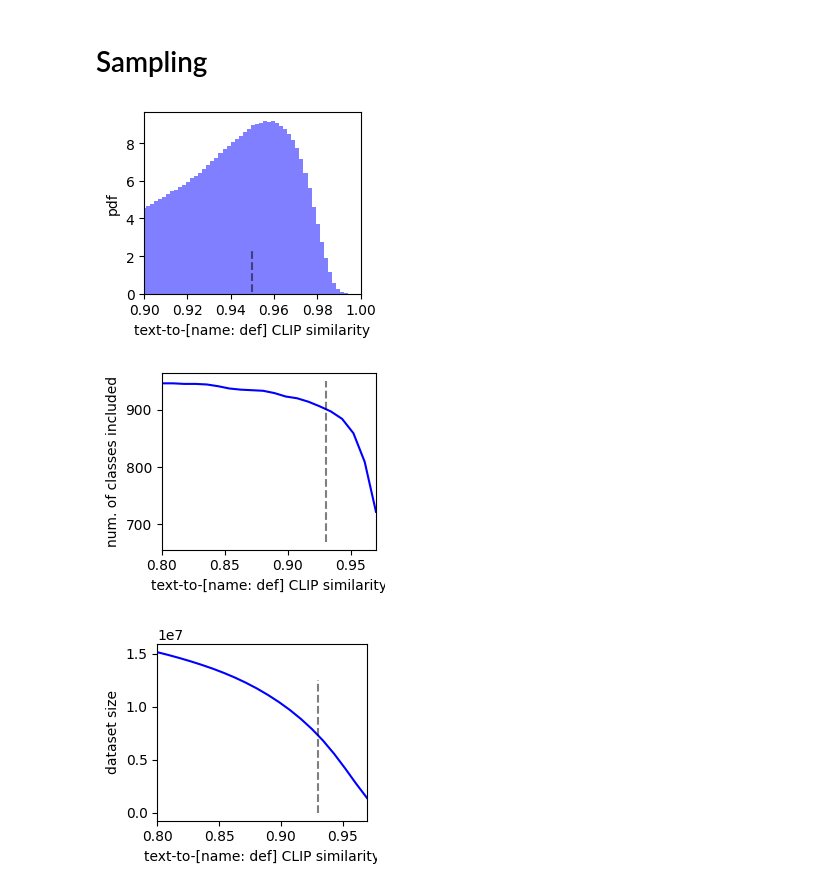
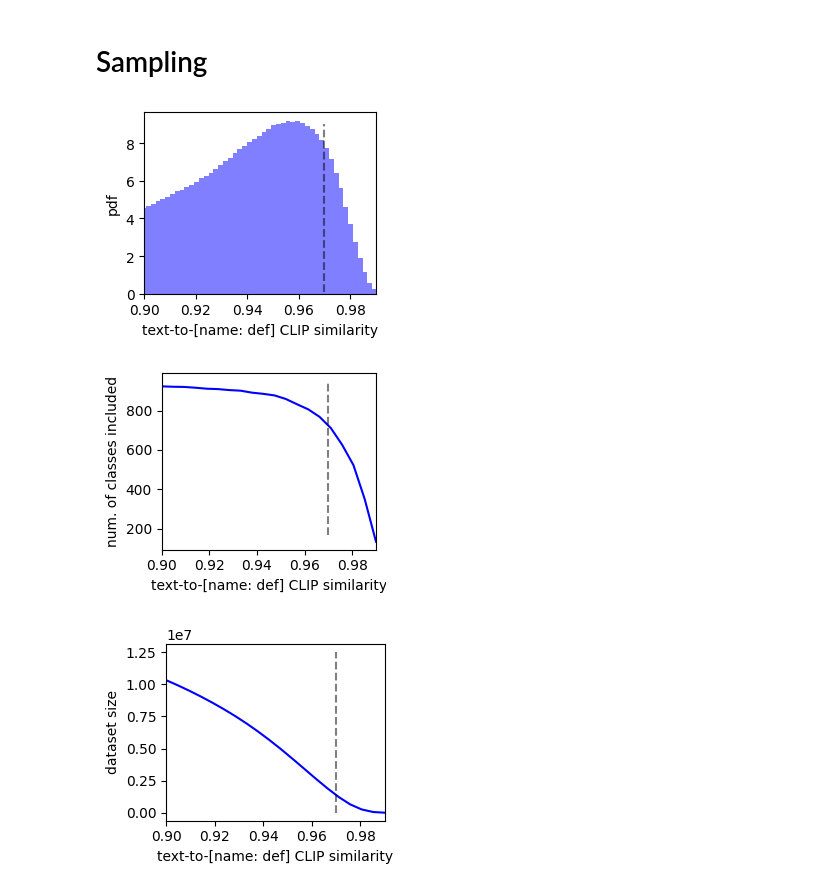
Before and after one commit to alishiraliGit/eval-on-laion, a Jupyter notebook: notebooks/choose_text_query_similarity_threshold.ipynb, the cells around one changed output. Saved outputs shown, nothing was run; the diff lists cells and outputs as text; code cells hidden in the pictures.

```diff
--- a/notebooks/choose_text_query_similarity_threshold.ipynb
+++ b/notebooks/choose_text_query_similarity_threshold.ipynb
@@ -244,7 +244,7 @@ plt.savefig(os.path.join('figs', f'demo_text-query-sim-{text_encoder_ver}_bins(l
 # %% [markdown]
 # Sampling
 # %%
-sim_ths = np.linspace(0.9, 1, 20)  # np.linspace(0.5, 0.9, 20)
+sim_ths = np.linspace(0.9, 0.99, 20)  # np.linspace(0.5, 0.9, 20)
 n_per_class_th = 1
 # %%
 n_class_per_th = []
@@ -262,35 +262,37 @@ for sim_th in tqdm(sim_ths):
     n_class_per_th.append(n_class)
     n_sample_per_th.append(len(laionindices_th))
 # %%
-chosen_sim_th = 0.95  # 0.82
+chosen_sim_th = 0.97  # 0.82
 # %%
 plt.figure(figsize=(3, 2.55))
 
 plt.hist(df[sim_col], bins=1000, density=True, color='b', alpha=0.5)  #100
-plt.plot([chosen_sim_th]*2, [0.1, 2.4], 'k--', alpha=0.5)
+# plt.plot([chosen_sim_th]*2, [0.1, 2.4], 'k--', alpha=0.5)
+plt.plot([chosen_sim_th]*2, [0.1, 9], 'k--', alpha=0.5)
 plt.xlim([sim_ths[0], sim_ths[-1]])
 plt.xlabel('text-to-[name: def] CLIP similarity')
 plt.ylabel('pdf')
 
 plt.tight_layout()
 
-# plt.savefig(os.path.join('figs', 'text-query_sim_distribution_before_filtering.pdf'), bbox_inches='tight')
+plt.savefig(os.path.join('figs', f'text-query-sim-{text_encoder_ver}_sim_distribution_before_filtering.pdf'), bbox_inches='tight')
 # %% [output]
-[figure, old version]
+[figure, new version]
 # %%
 plt.figure(figsize=(3, 2.5))
 
 plt.plot(sim_ths, n_class_per_th, 'b')
-plt.plot([chosen_sim_th]*2, [670, 950], 'k--', alpha=0.5)
+# plt.plot([chosen_sim_th]*2, [670, 950], 'k--', alpha=0.5)
+plt.plot([chosen_sim_th]*2, [170, 950], 'k--', alpha=0.5)
 plt.xlim([sim_ths[0], sim_ths[-1]])
 plt.xlabel('text-to-[name: def] CLIP similarity')
 plt.ylabel('num. of classes included')
 
 plt.tight_layout()
 
-# plt.savefig(os.path.join('figs', 'n-class_after_filtering.pdf'), bbox_inches='tight')
+plt.savefig(os.path.join('figs', f'n-class_after_filtering_text-query-sim-{text_encoder_ver}.pdf'), bbox_inches='tight')
 # %% [output]
-[figure, old version]
+[figure, new version]
 # %%
 plt.figure(figsize=(3, 2.65))
 
@@ -302,6 +304,6 @@ plt.ylabel('dataset size')
 
 plt.tight_layout()
 
-# plt.savefig(os.path.join('figs', 'dataset_size_after_filtering.pdf'), bbox_inches='tight')
+plt.savefig(os.path.join('figs', f'dataset_size_after_filtering_text-query-sim-{text_encoder_ver}.pdf'), bbox_inches='tight')
 # %% [output]
-[figure, old version]
+[figure, new version]
```
Also changed, not shown: 2 other files.
